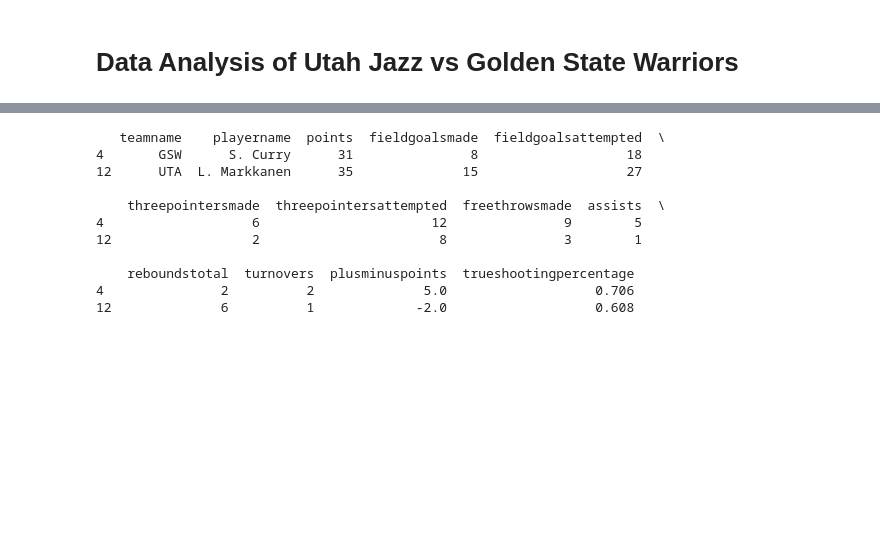
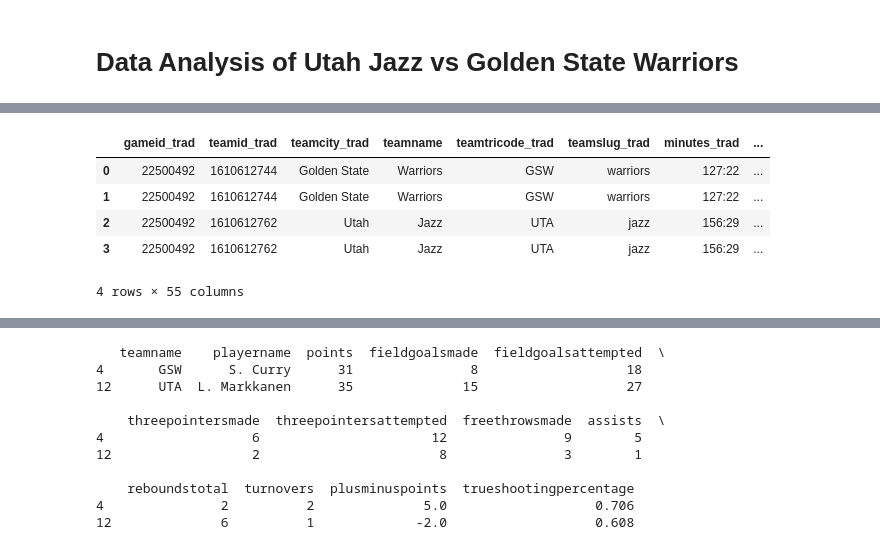
Before and after one commit to biiipin/analysis_nbagame, a Jupyter notebook: data_analysis.ipynb, the cells around one changed output, grey strips where cells are left out. Cells and saved outputs as stored; diff of their text form; code cells hidden in the pictures; blank space fills up the shorter version.

```diff
--- a/data_analysis.ipynb
+++ b/data_analysis.ipynb
@@ -15,0 +37,9 @@ team=pd.merge(team_trad, team_adv, on=['teamName'], how='inner', suffixes=('_tra
+# %%
+team
+# %% [output]
+|  | gameid_trad | teamid_trad | teamcity_trad | teamname | teamtricode_trad | teamslug_trad | minutes_trad | ... |
+| 0 | 22500492 | 1610612744 | Golden State | Warriors | GSW | warriors | 127:22 | ... |
+| 1 | 22500492 | 1610612744 | Golden State | Warriors | GSW | warriors | 127:22 | ... |
+| 2 | 22500492 | 1610612762 | Utah | Jazz | UTA | jazz | 156:29 | ... |
+| 3 | 22500492 | 1610612762 | Utah | Jazz | UTA | jazz | 156:29 | ... |
+4 rows × 55 columns
```
Also changed, not shown: parts of 11 cells of this notebook.
